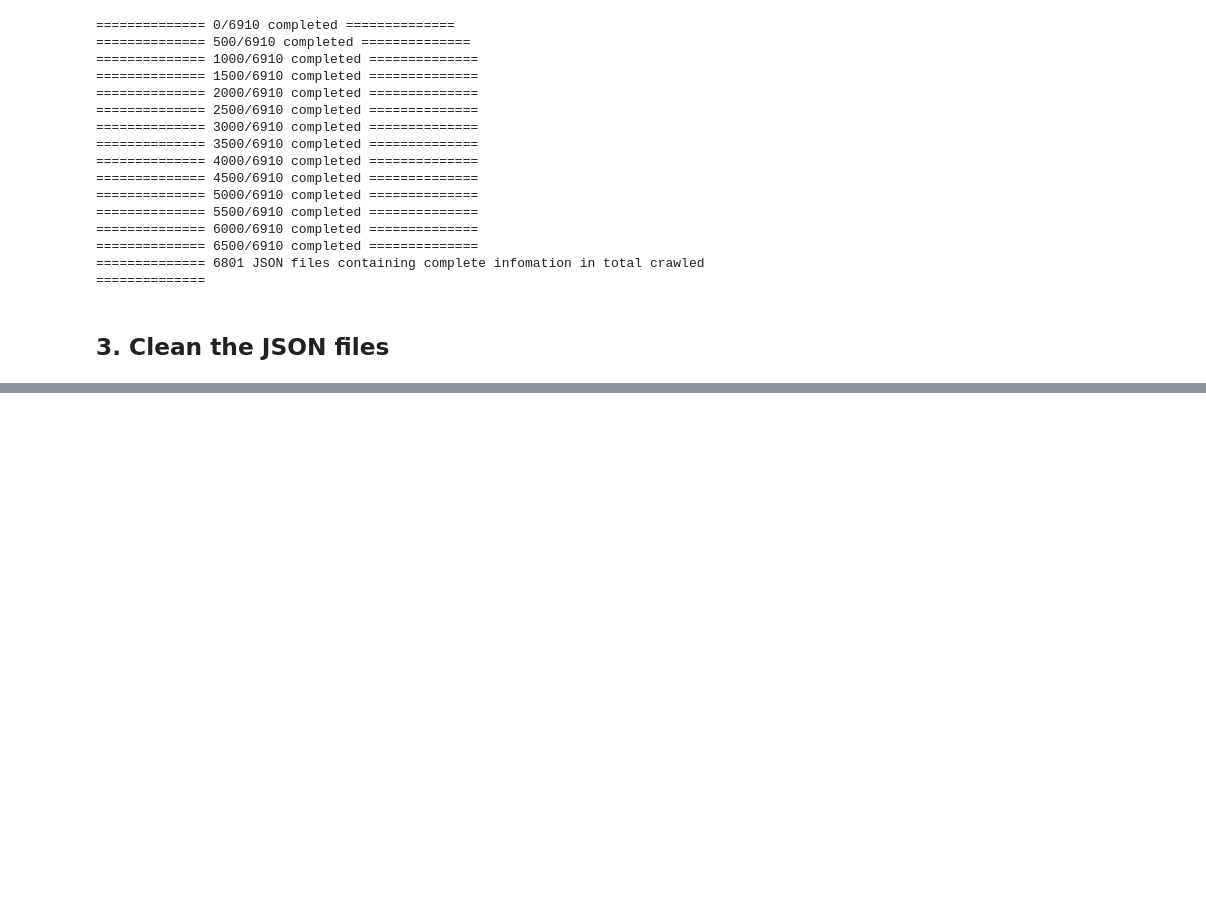
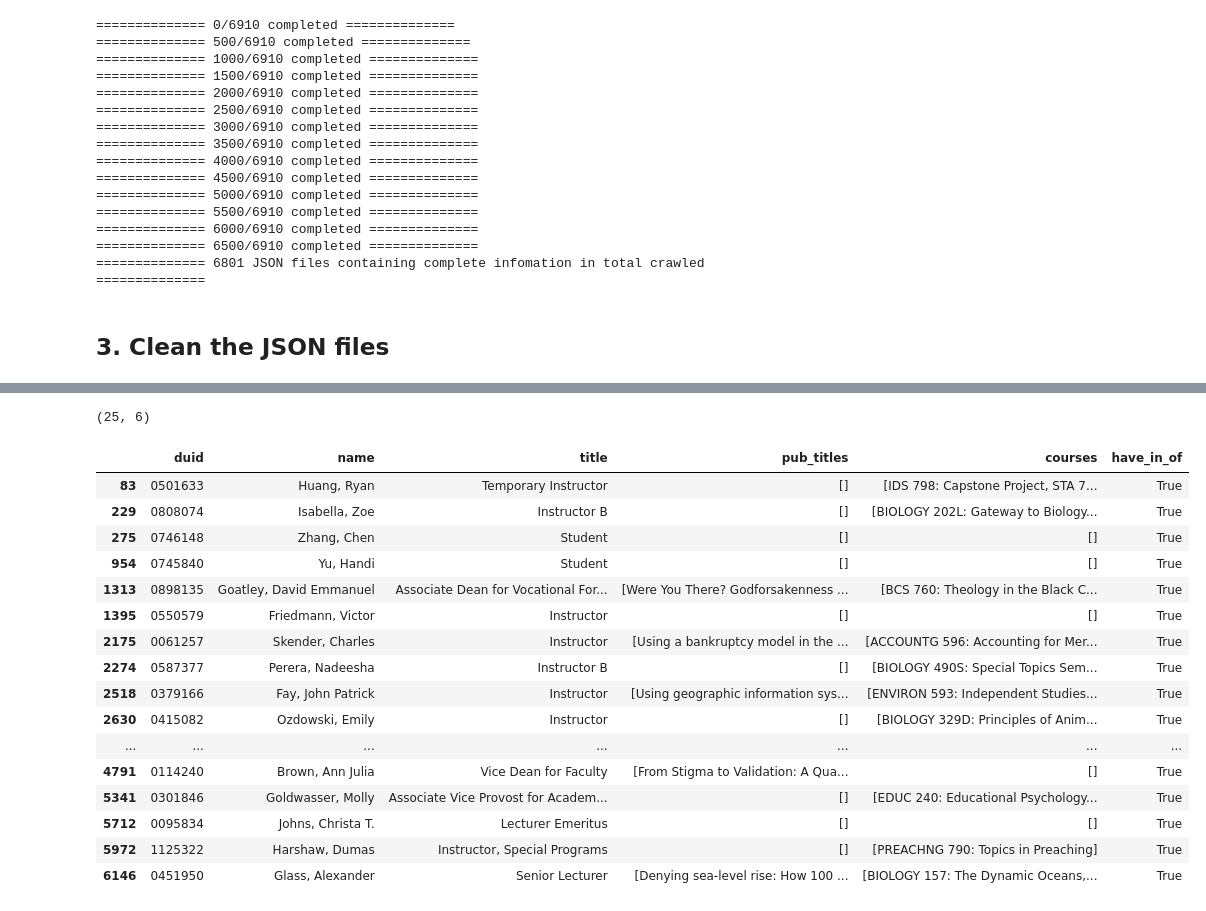
Before and after one commit to iamyufan/STATS401-Project1, a Jupyter notebook: DataCrawlClean.ipynb, the cells around one changed output, grey strips where cells are left out. Drawn from its saved outputs; the diff is of its cells as text; code cells hidden in the pictures; blank space fills up the shorter version.

```diff
--- a/DataCrawlClean.ipynb
+++ b/DataCrawlClean.ipynb
@@ -358,0 +378,27 @@ DKU/Duke: 171/6801
+# %%
+def extract_to_list(d):
+    duid = d['duid']
+    name = d['name']
+    title = d['title']
+    educations = d['educations']
+    pub_titles = list()
+    for pub in d['publications']:
+        pub_titles.append(pub['title'])
+    courses = d['course']
+    return [duid, name, title, pub_titles, courses]
+# %%
+def extract_to_nested_list(school):
+    if school == 'dku':
+        with open("../cleaned_scholars_dku.json") as f:
+            cleaned = json.load(f)
+    elif school == 'duke':
+        with open("../cleaned_scholars.json") as f:
+            cleaned = json.load(f)
+    else:
+        print('Wrong school name!')
+        return
+    result_list = list()
+    for ind_d_key in cleaned:
+        result_list.append(extract_to_list(cleaned[ind_d_key]))
+    print('=== {}: {} in total ==='.format(school, len(result_list)))
+    return result_list
@@ -358,0 +413,4 @@ DKU/Duke: 171/6801
+# %%
+result_list = extract_to_nested_list('duke')
+result_df = pd.DataFrame(result_list, columns=['duid', 'name', 'title', 'pub_titles', 'courses'])
+result_df.to_csv('../data/nested_list_duke.txt', index=False)
@@ -358,0 +495,3 @@ DKU/Duke: 171/6801
+# %%
+result_df = pd.DataFrame(result_list, columns=['duid', 'name', 'title', 'pub_titles', 'courses'])
+get_department(result_df, '../data/info_duke_department.txt')
@@ -358,0 +500,23 @@ DKU/Duke: 171/6801
+# %%
+result_df['have_in_of'] = result_df.apply(lambda x: not('in' in x['title'] or 'of' in x['title']), axis=1)
+print(result_df[result_df['have_in_of'] == True].shape)
+result_df[result_df['have_in_of'] == True]
+# %% [output]
+(25, 6)
+|  | duid | name | title | pub_titles | courses | have_in_of |
+| 83 | 0501633 | Huang, Ryan | Temporary Instructor | [] | [IDS 798: Capstone Project, STA 7... | True |
+| 229 | 0808074 | Isabella, Zoe | Instructor B | [] | [BIOLOGY 202L: Gateway to Biology... | True |
+| 275 | 0746148 | Zhang, Chen | Student | [] | [] | True |
+| 954 | 0745840 | Yu, Handi | Student | [] | [] | True |
+| 1313 | 0898135 | Goatley, David Emmanuel | Associate Dean for Vocational For... | [Were You There? Godforsakenness ... | [BCS 760: Theology in the Black C... | True |
+| 1395 | 0550579 | Friedmann, Victor | Instructor | [] | [] | True |
+| 2175 | 0061257 | Skender, Charles | Instructor | [Using a bankruptcy model in the ... | [ACCOUNTG 596: Accounting for Mer... | True |
+| 2274 | 0587377 | Perera, Nadeesha | Instructor B | [] | [BIOLOGY 490S: Special Topics Sem... | True |
+| 2518 | 0379166 | Fay, John Patrick | Instructor | [Using geographic information sys... | [ENVIRON 593: Independent Studies... | True |
+| 2630 | 0415082 | Ozdowski, Emily | Instructor | [] | [BIOLOGY 329D: Principles of Anim... | True |
+| ... | ... | ... | ... | ... | ... | ... |
+| 4791 | 0114240 | Brown, Ann Julia | Vice Dean for Faculty | [From Stigma to Validation: A Qua... | [] | True |
+| 5341 | 0301846 | Goldwasser, Molly | Associate Vice Provost for Academ... | [] | [EDUC 240: Educational Psychology... | True |
+| 5712 | 0095834 | Johns, Christa T. | Lecturer Emeritus | [] | [] | True |
+| 5972 | 1125322 | Harshaw, Dumas | Instructor, Special Programs | [] | [PREACHNG 790: Topics in Preaching] | True |
+| 6146 | 0451950 | Glass, Alexander | Senior Lecturer | [Denying sea-level rise: How 100 ... | [BIOLOGY 157: The Dynamic Oceans,... | True |
```
Also changed, not shown: parts of 14 cells of this notebook, 3 other files.
